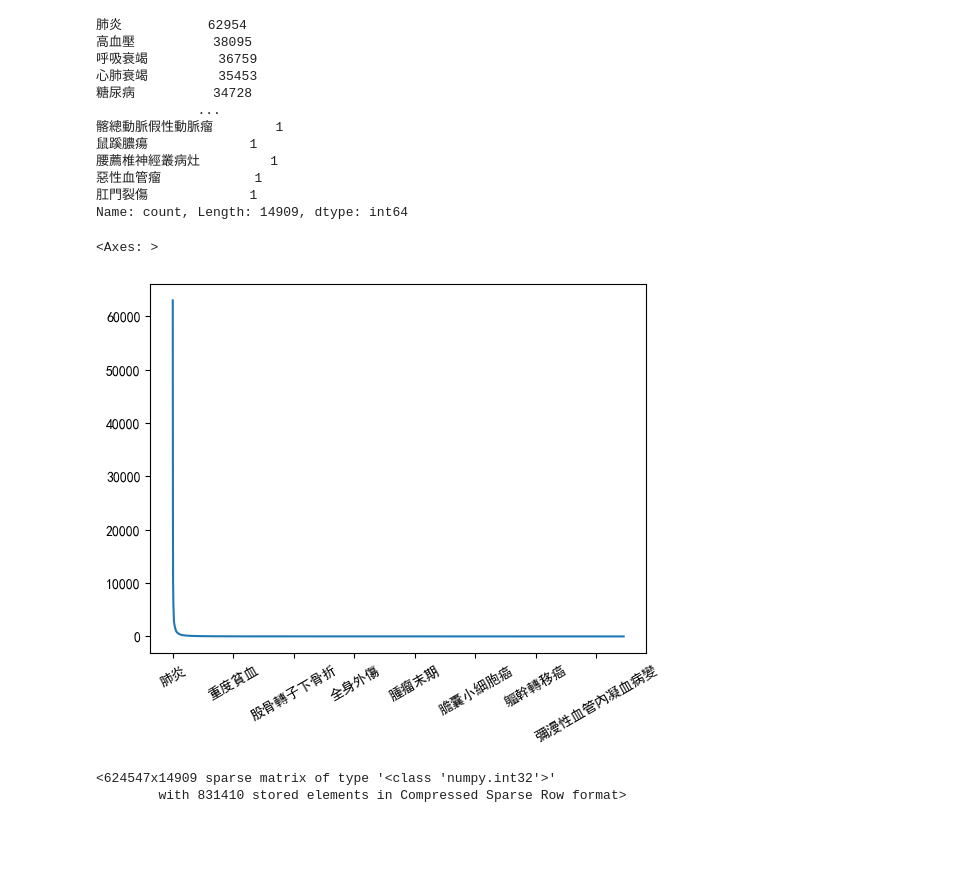
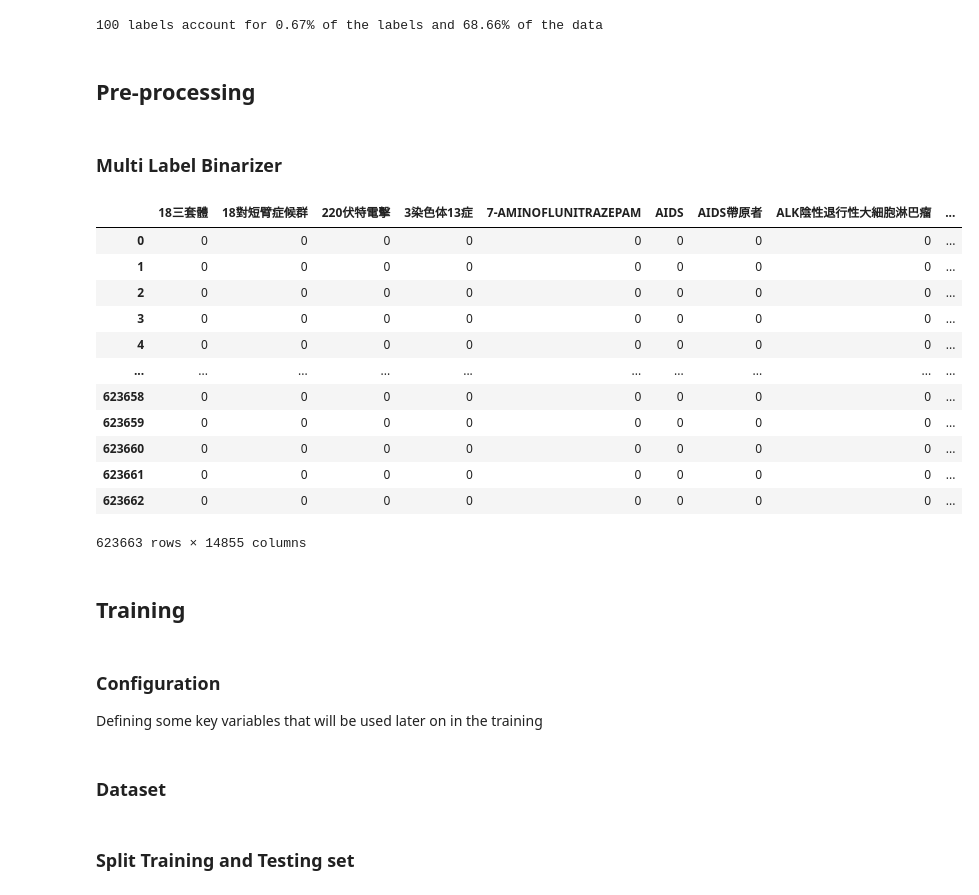
Before and after one commit to eddielin0926/icd-tokenize, a Jupyter notebook: train.ipynb, the cells around one changed output. Drawn from its saved outputs; the diff is of its cells as text; code cells hidden in the pictures; blank space fills up the shorter version.

```diff
--- a/train.ipynb
+++ b/train.ipynb
@@ -41,27 +65,39 @@ The labels are highly imbalanced. One possible solution is to trim the labels th
-# %%
-labels = [label for catalog in catalogs for label in catalog]
-value_counts = pd.Series(labels).value_counts()
-display(value_counts)
-display(value_counts.plot(rot=30))
-# %% [output]
-肺炎           62954
-高血壓          38095
-呼吸衰竭         36759
-心肺衰竭         35453
-糖尿病          34728
-             ...
-髂總動脈假性動脈瘤        1
-鼠蹊膿瘍             1
-腰薦椎神經叢病灶         1
-惡性血管瘤            1
-肛門裂傷             1
-Name: count, Length: 14909, dtype: int64
-<Axes: >
-[figure, removed]
-# %%
-mlb = MultiLabelBinarizer(sparse_output=True)
-catalogs = mlb.fit_transform(catalogs)
-display(catalogs)
-# %% [output]
-<624547x14909 sparse matrix of type '<class 'numpy.int32'>'
-        with 831410 stored elements in Compressed Sparse Row format>
+# %%
+select = 100
+total_counts = labels_count.sum()
+labels_count = labels_count.sort_values(ascending=False)
+majority_class = labels_count.head(select)
+print(f"{len(majority_class)} labels account for {select/len(labels_count)*100:.2f}% of the labels and {majority_class.sum() / total_counts * 100:.2f}% of the data")
+# %% [output]
+100 labels account for 0.67% of the labels and 68.66% of the data
+# %% [markdown]
+## Pre-processing
+# %% [markdown]
+### Multi Label Binarizer
+# %%
+from sklearn.preprocessing import MultiLabelBinarizer
+
+mlb = MultiLabelBinarizer()
+mlb_result = mlb.fit_transform(df['catalogs'])
+new_df = pd.DataFrame(mlb_result, columns=mlb.classes_)
+new_df['text'] = df["text"]
+new_df
+# %% [output]
+|  | 18三套體 | 18對短臂症候群 | 220伏特電擊 | 3染色体13症 | 7-AMINOFLUNITRAZEPAM | AIDS | AIDS帶原者 | ALK陰性退行性大細胞淋巴瘤 | ... |
+| 0 | 0 | 0 | 0 | 0 | 0 | 0 | 0 | 0 | ... |
+| 1 | 0 | 0 | 0 | 0 | 0 | 0 | 0 | 0 | ... |
+| 2 | 0 | 0 | 0 | 0 | 0 | 0 | 0 | 0 | ... |
+| 3 | 0 | 0 | 0 | 0 | 0 | 0 | 0 | 0 | ... |
+| 4 | 0 | 0 | 0 | 0 | 0 | 0 | 0 | 0 | ... |
+| ... | ... | ... | ... | ... | ... | ... | ... | ... | ... |
+| 623658 | 0 | 0 | 0 | 0 | 0 | 0 | 0 | 0 | ... |
+| 623659 | 0 | 0 | 0 | 0 | 0 | 0 | 0 | 0 | ... |
+| 623660 | 0 | 0 | 0 | 0 | 0 | 0 | 0 | 0 | ... |
+| 623661 | 0 | 0 | 0 | 0 | 0 | 0 | 0 | 0 | ... |
+| 623662 | 0 | 0 | 0 | 0 | 0 | 0 | 0 | 0 | ... |
+623663 rows × 14855 columns
+# %% [markdown]
+## Training
+# %% [markdown]
+### Configuration
+Defining some key variables that will be used later on in the training
@@ -67,0 +110,2 @@ display(catalogs)
+# %% [markdown]
+### Dataset
@@ -67,0 +135,2 @@ display(catalogs)
+# %% [markdown]
+### Split Training and Testing set
```
Also changed, not shown: parts of 20 cells of this notebook, 5 other files.
